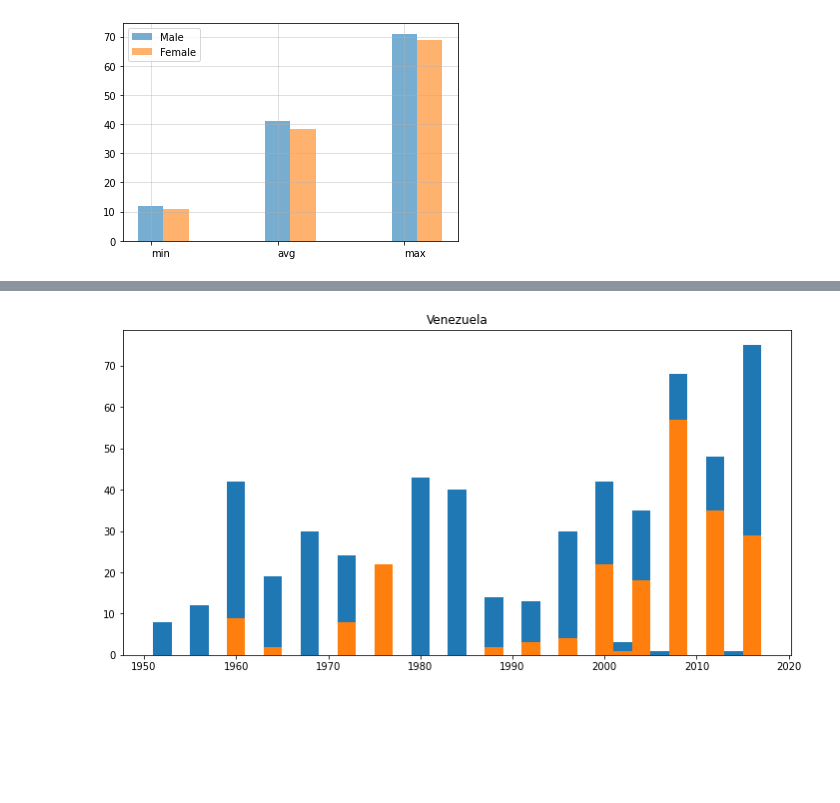
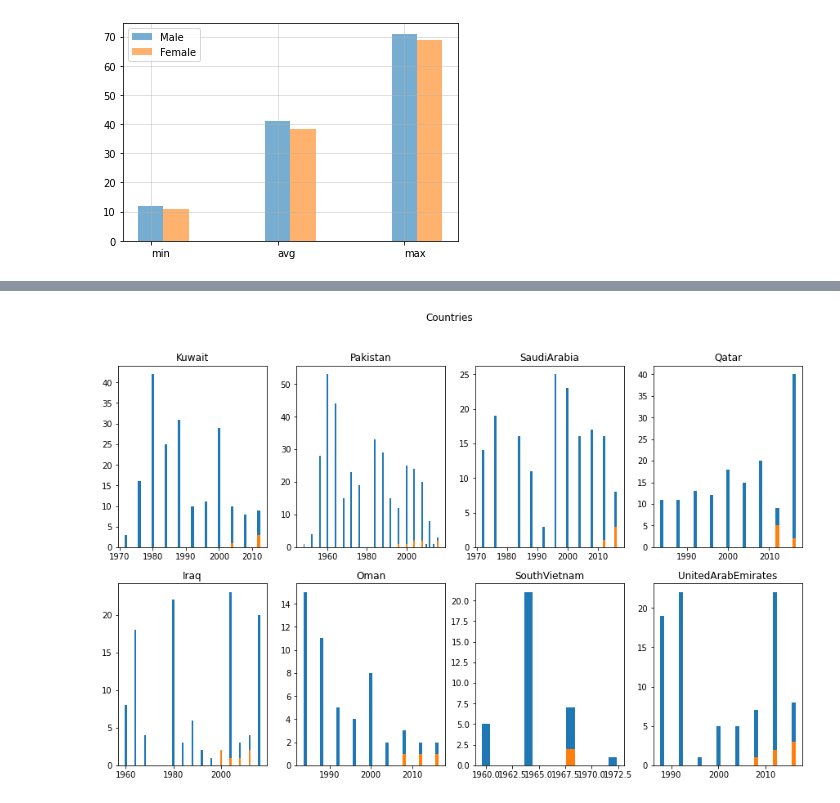
Before and after one commit to Hramos93/PandasSQL-StastSports, a Jupyter notebook: StastSport.ipynb, the cells around one changed output, grey strips where cells are left out. Cells and saved outputs as stored; diff of their text form; code cells hidden in the pictures; blank space fills up the shorter version.

```diff
--- a/StastSport.ipynb
+++ b/StastSport.ipynb
@@ -268,7 +261,15 @@ def barplot(df):
     plt.bar(country.Year, country['Female'],width=width)
     plt.title('{}'.format(df))
     plt.show
-# %%
-barplot('Venezuela')
-# %% [output]
-[figure, removed]
+# %%
+countries = ['Kuwait','Pakistan','SaudiArabia','Qatar','Iraq','Oman','SouthVietnam','UnitedArabEmirates']
+# %%
+fig, ax = plt.subplots(2,4, figsize=(15,9))
+fig.suptitle('Countries')
+for i,j in zip(countries,list(product(range(0,2,1),range(0,4,1)))):
+    country= teambycountry(i)
+    ax[j].bar(country.Year, country['Male'])
+    ax[j].bar(country.Year, country['Female'])
+    ax[j].set_title('{}'.format(i))
+# %% [output]
+[figure, added]
```
Also changed, not shown: parts of 32 cells of this notebook, 16 other files.
